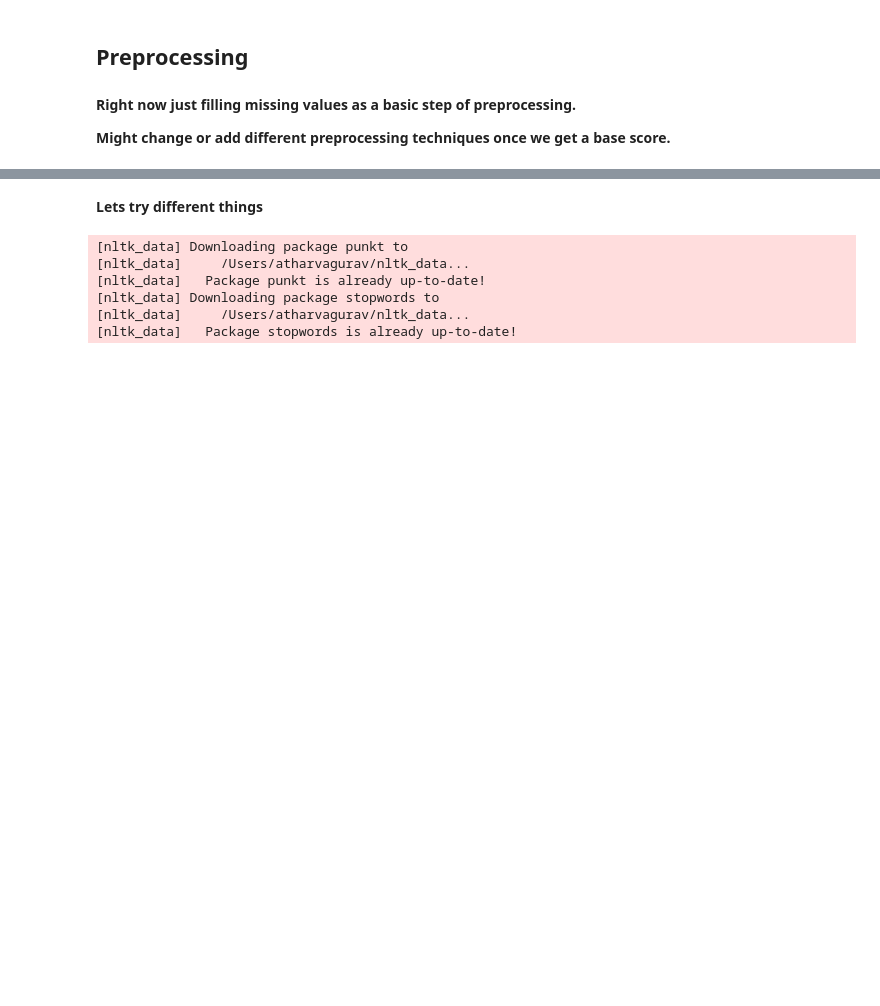
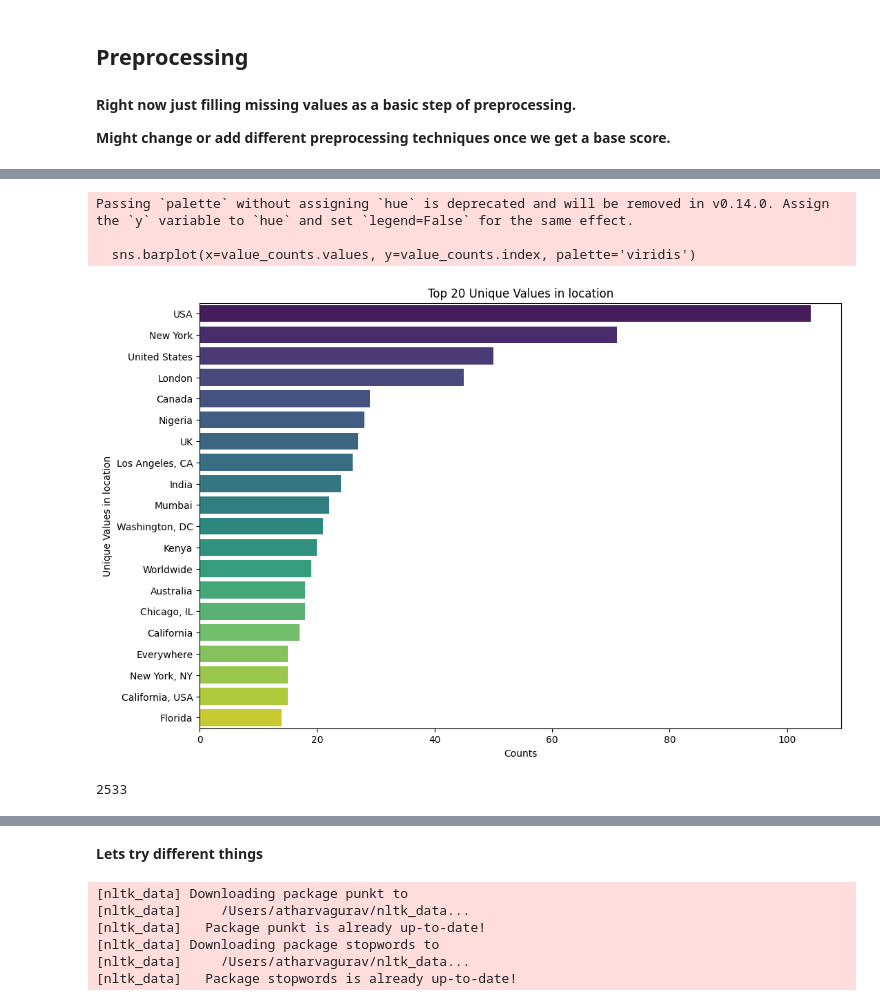
Before and after one commit to Guri10/NLP_Kaggle_Comp, a Jupyter notebook: NLP_Proj_1.ipynb, the cells around one changed output, grey strips where cells are left out. Cells and saved outputs as stored; diff of their text form; code cells hidden in the pictures; blank space fills up the shorter version.

```diff
--- a/NLP_Proj_1.ipynb
+++ b/NLP_Proj_1.ipynb
@@ -63,0 +95,35 @@ array([nan, 'ablaze', 'accident', 'aftershock', 'airplane%20accident',
+# %%
+def visualize_column_value_counts(df, column, top_n=20):
+    """
+    This function visualizes the top N unique values and their counts for a specified column in a DataFrame.
+
+    Parameters:
+    - df: pandas.DataFrame containing the data.
+    - column: str, the name of the column to analyze.
+    - top_n: int, number of top unique values to display.
+    """
+    # Check if the column exists in the DataFrame
+    if column not in df.columns:
+        raise ValueError(f"The column '{column}' does not exist in the DataFrame.")
+
+    # Calculating value counts for the column
+    value_counts = df[column].value_counts().head(top_n)
+
+    # Plotting
+    plt.figure(figsize=(12, 8))  # Setting the figure size
+    sns.barplot(x=value_counts.values, y=value_counts.index, palette='viridis')
+    plt.xlabel('Counts')
+    plt.ylabel('Unique Values in ' + column)
+    plt.title(f'Top {top_n} Unique Values in {column}')
+    plt.show()
+# %%
+visualize_column_value_counts(train_data, 'location', top_n=20)
+# %% [output]
+Passing `palette` without assigning `hue` is deprecated and will be removed in v0.14.0. Assign the `y` variable to `hue` and set `legend=False` for the same effect.
+
+  sns.barplot(x=value_counts.values, y=value_counts.index, palette='viridis')
+[figure, added]
+# %%
+train_data['location'].isna().sum()
+# %% [output]
+2533
```
Also changed, not shown: parts of 38 cells of this notebook, 12 other files.
